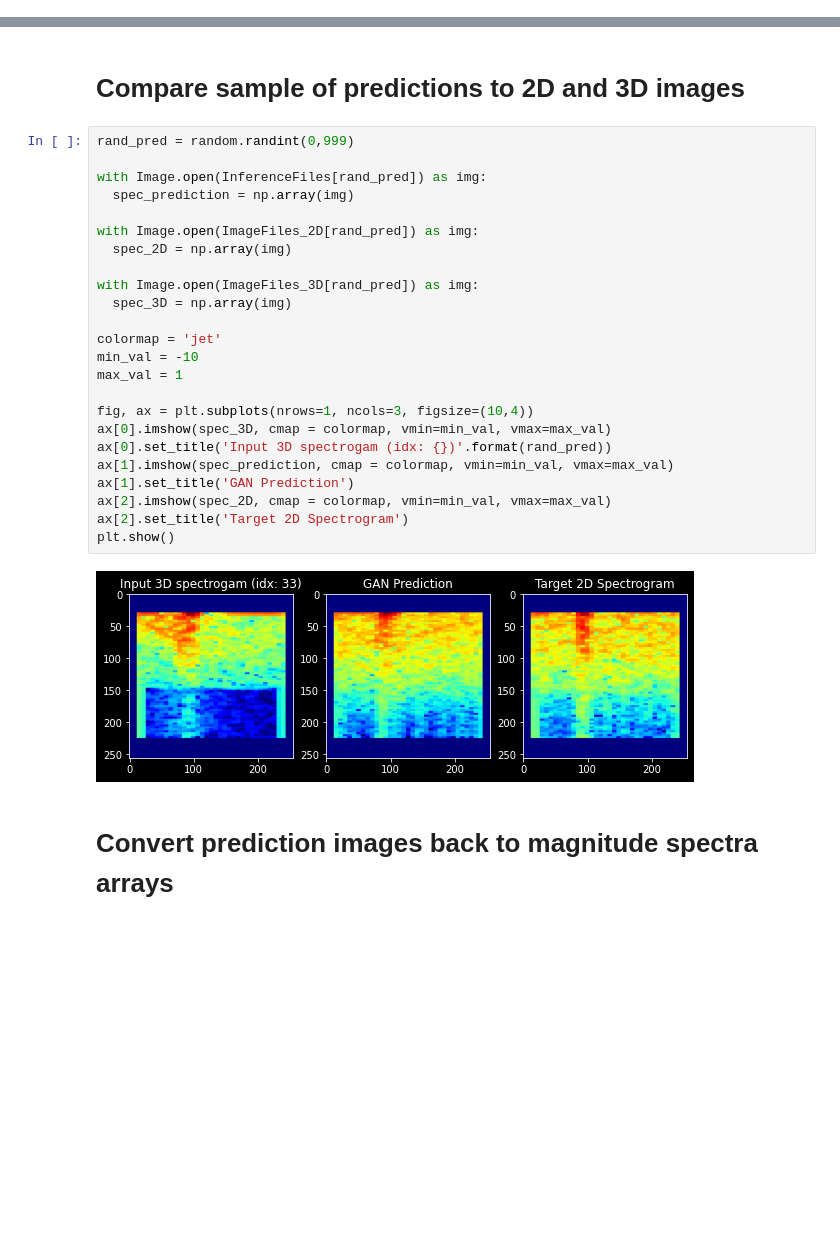
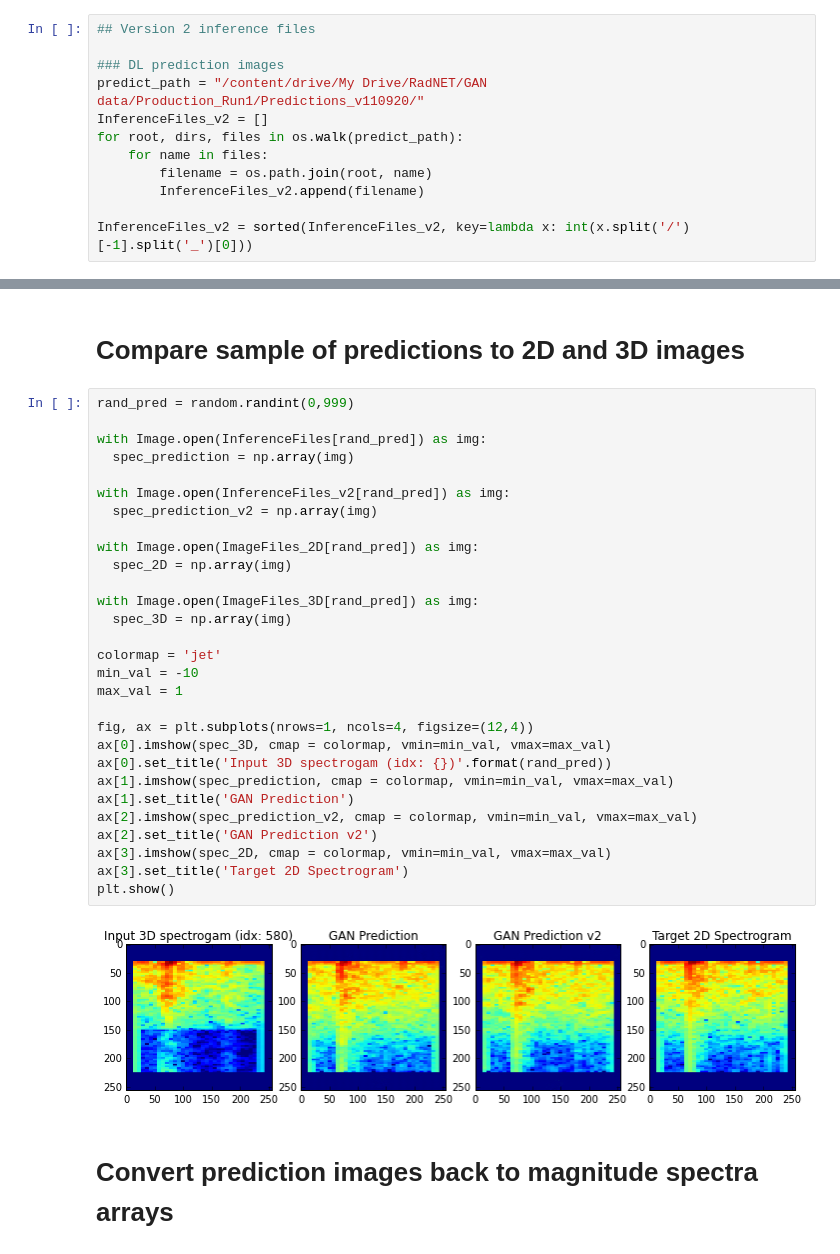
Before and after one commit to astroChance/RadNET, a Jupyter notebook: RadNET_Backend.ipynb, the cells around one changed output, grey strips where cells are left out. Saved outputs shown, nothing was run; the diff lists cells and outputs as text; blank space fills up the shorter version.

```diff
--- a/RadNET_Backend.ipynb
+++ b/RadNET_Backend.ipynb
@@ -80,5 +83,17 @@ for root, dirs, files in os.walk(_2D_segy_path):
 Trace_Map_Dict = "/content/drive/My Drive/RadNET/GAN data/2D_to_3D_Trace_Dict.json"
 with open(Trace_Map_Dict, 'r') as TraceDictFile:
   TraceDict = json.load(TraceDictFile)
+# %%
+## Version 2 inference files
+
+### DL prediction images
+predict_path = "/content/drive/My Drive/RadNET/GAN data/Production_Run1/Predictions_v110920/"
+InferenceFiles_v2 = []
+for root, dirs, files in os.walk(predict_path):
+    for name in files:
+        filename = os.path.join(root, name)
+        InferenceFiles_v2.append(filename)
+
+InferenceFiles_v2 = sorted(InferenceFiles_v2, key=lambda x: int(x.split('/')[-1].split('_')[0]))
 # %%
 print(InferenceFiles[-1])
@@ -164,29 +181,34 @@ def get_val_color(RGB_val, cmap):
 # %%
 rand_pred = random.randint(0,999)
 
 with Image.open(InferenceFiles[rand_pred]) as img:
   spec_prediction = np.array(img)
+
+with Image.open(InferenceFiles_v2[rand_pred]) as img:
+  spec_prediction_v2 = np.array(img)
 
 with Image.open(ImageFiles_2D[rand_pred]) as img:
   spec_2D = np.array(img)
 
 with Image.open(ImageFiles_3D[rand_pred]) as img:
   spec_3D = np.array(img)
 
 colormap = 'jet'
 min_val = -10
 max_val = 1
 
-fig, ax = plt.subplots(nrows=1, ncols=3, figsize=(10,4))
+fig, ax = plt.subplots(nrows=1, ncols=4, figsize=(12,4))
 ax[0].imshow(spec_3D, cmap = colormap, vmin=min_val, vmax=max_val)
 ax[0].set_title('Input 3D spectrogam (idx: {})'.format(rand_pred))
 ax[1].imshow(spec_prediction, cmap = colormap, vmin=min_val, vmax=max_val)
 ax[1].set_title('GAN Prediction')
-ax[2].imshow(spec_2D, cmap = colormap, vmin=min_val, vmax=max_val)
-ax[2].set_title('Target 2D Spectrogram')
+ax[2].imshow(spec_prediction_v2, cmap = colormap, vmin=min_val, vmax=max_val)
+ax[2].set_title('GAN Prediction v2')
+ax[3].imshow(spec_2D, cmap = colormap, vmin=min_val, vmax=max_val)
+ax[3].set_title('Target 2D Spectrogram')
 plt.show()
 # %% [output]
-[figure, old version]
+[figure, new version]
 # %% [markdown]
 # Convert prediction images back to magnitude spectra arrays
 # %%
```
Also changed, not shown: parts of 5 cells of this notebook.
